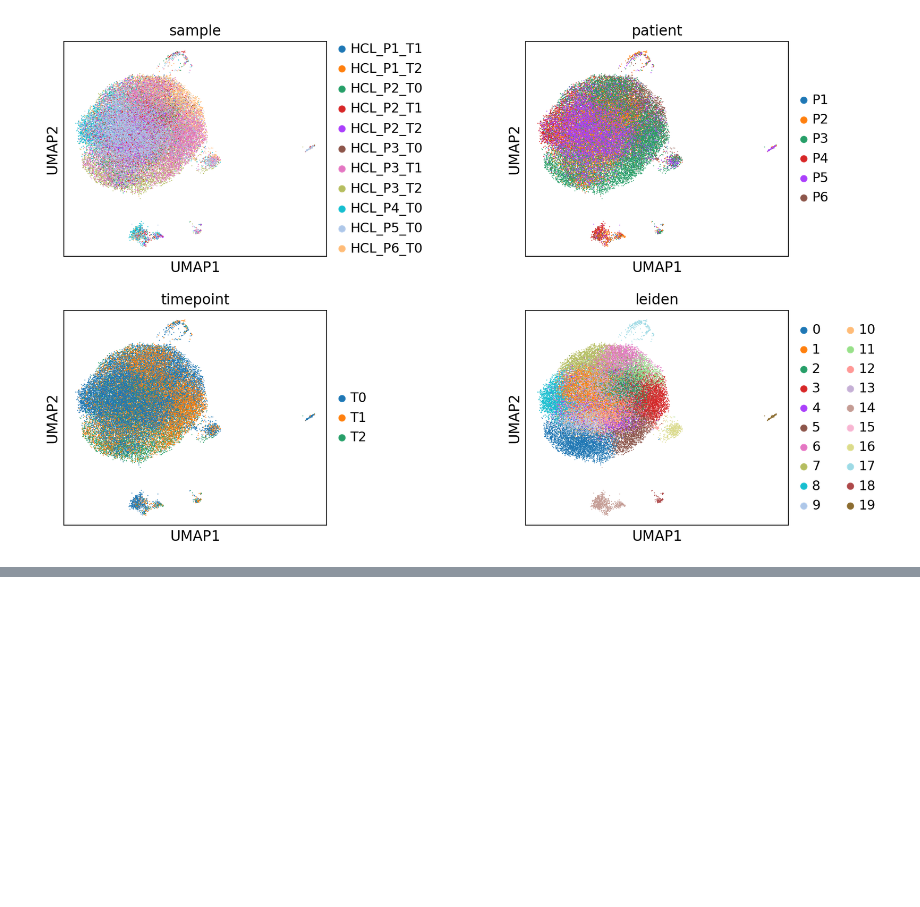
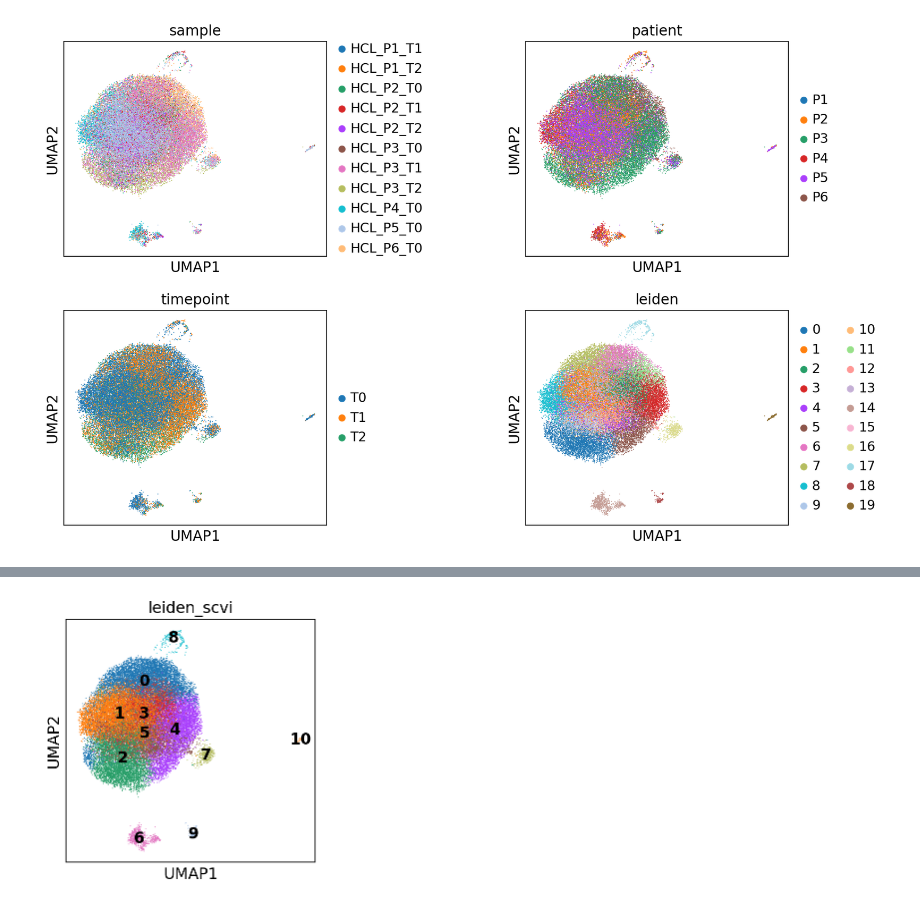
Before and after one commit to icbi-lab/hcl_atlas, a Jupyter notebook: analyses/30_merge_adata/merge_adatas.ipynb, the cells around one changed output, grey strips where cells are left out. Saved outputs shown, nothing was run; the diff lists cells and outputs as text; code cells hidden in the pictures; blank space fills up the shorter version.

```diff
--- a/analyses/30_merge_adata/merge_adatas.ipynb
+++ b/analyses/30_merge_adata/merge_adatas.ipynb
@@ -170,0 +189,7 @@ sc.pl.umap(adata, color=["EPCAM", "CD3E", "CDK1", "CD79A"], ncols=2)
+# %%
+sc.tl.leiden(adata_scvi, resolution=0.5)
+adata.obs["leiden_scvi"] = adata_scvi.obs["leiden"]
+# %%
+sc.pl.umap(adata, color="leiden_scvi", legend_loc="on data")
+# %% [output]
+[figure, added]
```
Also changed, not shown: parts of 12 cells of this notebook, 10 other files.
